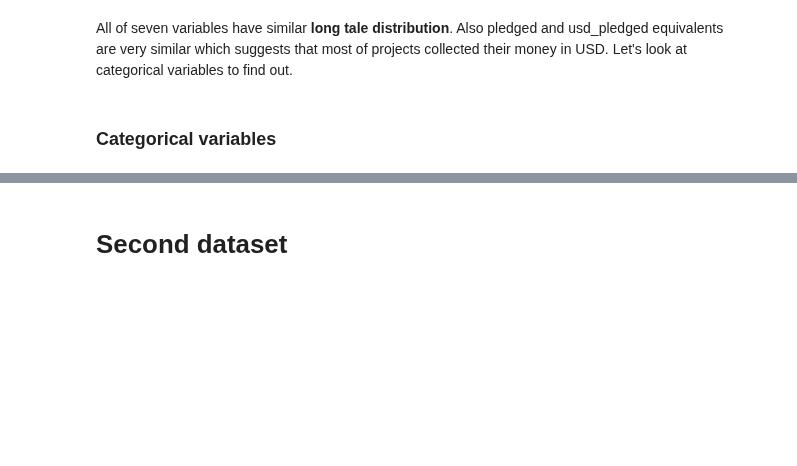
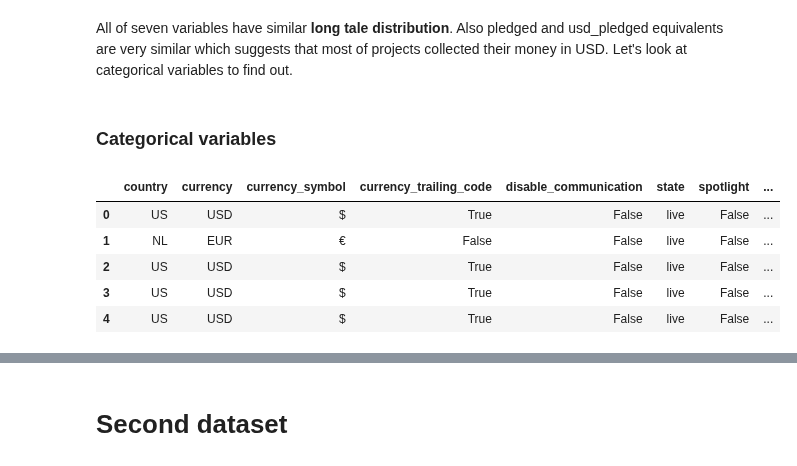
Before and after one commit to blanarik/kickstarter_success_prediction, a Jupyter notebook: 03_Kickstarter_data_integration.ipynb, the cells around one changed output, grey strips where cells are left out. Saved outputs shown, nothing was run; the diff lists cells and outputs as text; code cells hidden in the pictures; blank space fills up the shorter version.

```diff
--- a/03_Kickstarter_data_integration.ipynb
+++ b/03_Kickstarter_data_integration.ipynb
@@ -246,3 +247,27 @@ plt.yscale('log')
 All of seven variables have similar **long tale distribution**. Also pledged and usd_pledged equivalents are very similar which suggests that most of projects collected their money in USD. Let's look at categorical variables to find out.
 # %% [markdown]
 ### Categorical variables
+# %%
+selected_cols = [
+    'country',
+    'currency',
+    'currency_symbol',
+    'currency_trailing_code',
+    'disable_communication',
+    'state',
+    'spotlight',
+    'disable_communication_end',
+    'spotlight_end',
+    'state_end',
+    'staff_pick',
+    'staff_pick_end'
+]
+# %%
+df_projects[selected_cols].head()
+# %% [output]
+|  | country | currency | currency_symbol | currency_trailing_code | disable_communication | state | spotlight | ... |
+| 0 | US | USD | $ | True | False | live | False | ... |
+| 1 | NL | EUR | € | False | False | live | False | ... |
+| 2 | US | USD | $ | True | False | live | False | ... |
+| 3 | US | USD | $ | True | False | live | False | ... |
+| 4 | US | USD | $ | True | False | live | False | ... |
```
Also changed, not shown: parts of 5 cells of this notebook, 1 other file.
